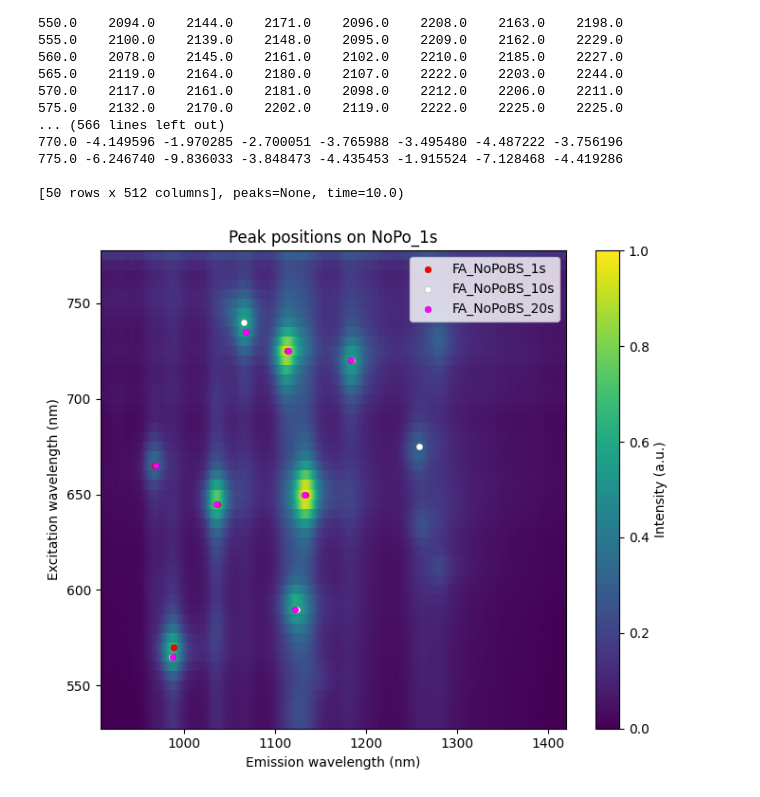
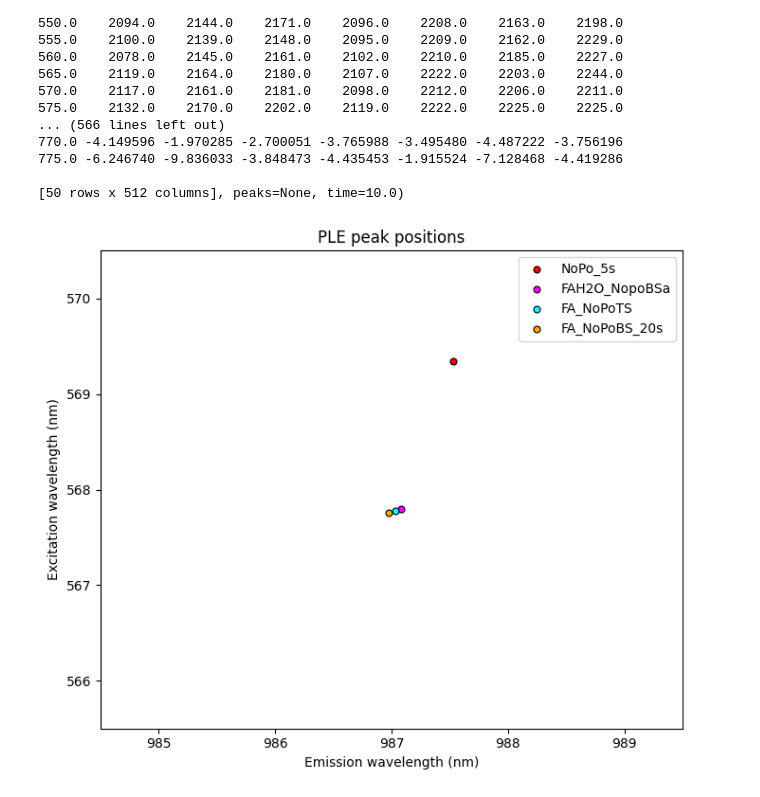
Before and after one commit to CristianMB/DataAnalysis_PhD_FUB, a Jupyter notebook: PLE/PLE_ReadingOPJScripts/ReadPLE_NoPos.ipynb, the cells around one changed output. Cells and saved outputs as stored; diff of their text form; code cells hidden in the pictures.

Commit message:
PLE NoPo mixed filling peak positions

```diff
--- a/PLE/PLE_ReadingOPJScripts/ReadPLE_NoPos.ipynb
+++ b/PLE/PLE_ReadingOPJScripts/ReadPLE_NoPos.ipynb
@@ -511,34 +924,36 @@ def plot_PLE_peaks_overlay(reference, spectra, threshold=0.2, min_distance=10):
 # %%
 #NoPo_1s,
 #NoPo_5s,
 
 #H2O,
 
 #FAH2O_NopoBSa,
 #FAH2O_NopoBSb,
-
 #FA_NoPoTS,
-
 #FA_NoPoBS_1s,
 #FA_NoPoBS_10s,
 #FA_NoPoBS_20s
 
 plot_PLE_peaks_overlay(
-    NoPo_1s,                 # background PLE map
     [
-        #NoPo_1s,
-        #NoPo_5s,
+            #NoPo_1s,
+            NoPo_5s,
 
-        #FAH2O_NopoBSa,
-        #FAH2O_NopoBSb,
+            FAH2O_NopoBSa,
+            #FAH2O_NopoBSb,
 
-        #FA_NoPoTS,
+            FA_NoPoTS,
 
-        FA_NoPoBS_1s,
-        FA_NoPoBS_10s,
-        FA_NoPoBS_20s
+            #FA_NoPoBS_1s,
+            #FA_NoPoBS_10s,
+            FA_NoPoBS_20s
     ],
-    threshold=0.2, min_distance=5
+    reference=None,
+    threshold=0.25,
+    min_distance=15,
+    n_peaks=8,
+    #zoom_at = (1036,647,5)
+    #zoom_at = (987,568,5)
 )
 # %% [output]
-[figure, old version]
+[figure, new version]
```
Also changed, not shown: parts of 6 cells of this notebook.
